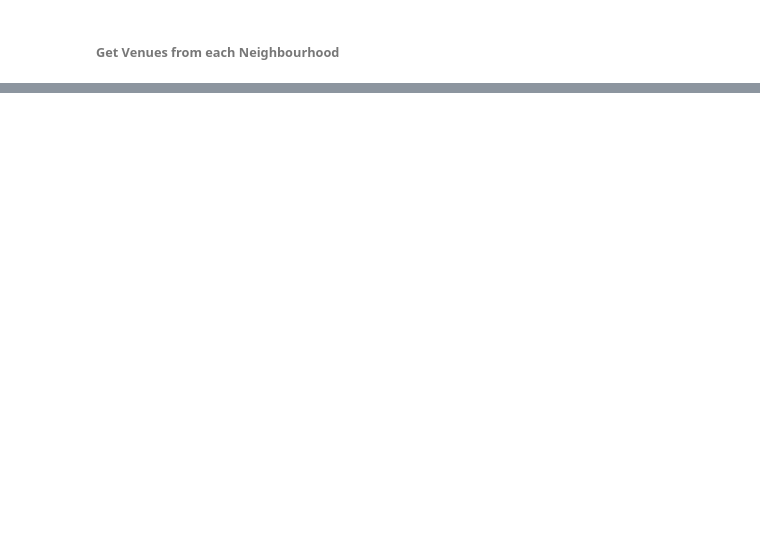
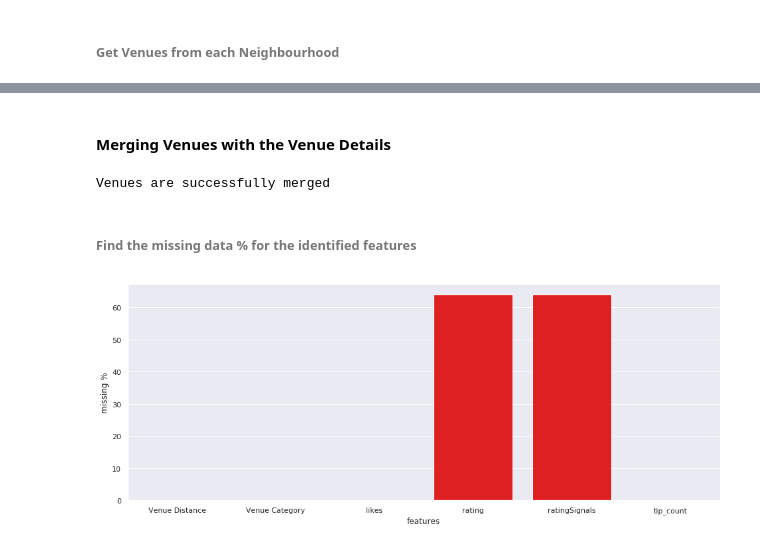
Before and after one commit to vminfant/Coursera_Capstone, a Jupyter notebook: capstone_league_of_neighbourhoods_source.ipynb, the cells around one changed output, grey strips where cells are left out. Cells and saved outputs as stored; diff of their text form; code cells hidden in the pictures; blank space fills up the shorter version.

```diff
--- a/capstone_league_of_neighbourhoods_source.ipynb
+++ b/capstone_league_of_neighbourhoods_source.ipynb
@@ -357,10 +283,7 @@ def getNearbyVenues(names, latitudes, longitudes, radius=10000):
 # %% [markdown]
 ###### Get Venues from each Neighbourhood
 # %%
-#toronto_venues = getNearbyVenues(names=toronto_df['Neighborhood'],
-#                                   latitudes=toronto_df['Latitude'],
-#                                   longitudes=toronto_df['Longitude']
-#                                  )
-#csv_export = toronto_venues.to_csv (r'toronto_dataframe.csv', index = None, header=True)
-toronto_venues = pd.read_csv('toronto_dataframe.csv',header=0)
-toronto_venues.head()
+toronto_venues = getNearbyVenues(names=toronto_df['Neighborhood'],
+                                   latitudes=toronto_df['Latitude'],
+                                   longitudes=toronto_df['Longitude']
+                                  )
@@ -415,0 +380,8 @@ def get_reasons(curr_resp_dict,reasons):
+# %%
+# uncomment this after two days
+#toronto_venue_details = getDetailsforallVenues(toronto_unique_venues['Venue Id'])
+#toronto_venue_details.head()
+
+toronto_venue_details = pd.read_csv(r'toronto_venue_details_final_dataframe.csv',
+                                names=['likes','rating','ratingSignals','reasons_count',
+                                       'reasons_item_summary_1','sub_category_1','sub_category_2','sub_category_3','tip_count','Venue Id','verified'])
@@ -415,0 +444,19 @@ def get_reasons(curr_resp_dict,reasons):
+# %% [markdown]
+#### Merging Venues with the Venue Details
+# %%
+toronto_mvenues = toronto_venues.merge(toronto_venue_details,left_on='Venue Id',right_on='Venue Id')
+# %%
+if toronto_mvenues.shape[0] == toronto_venues.shape[0]:
+    print ("Venues are successfully merged")
+# %% [output]
+Venues are successfully merged
+# %% [markdown]
+###### Find the missing data % for the identified features
+# %%
+md_for_identified_features = ((toronto_mvenues[['Venue Distance','Venue Category','likes','rating','ratingSignals','tip_count']].isna().sum()/toronto_mvenues.shape[0])*100).reset_index()
+md_for_identified_features.columns = ['features','missing %']
+# %%
+plt.figure(figsize=(16, 6))
+ax = sns.barplot(x='features',y='missing %',data=md_for_identified_features,color='red')
+# %% [output]
+[figure, added]
```
Also changed, not shown: parts of 107 cells of this notebook, 1 other file.
